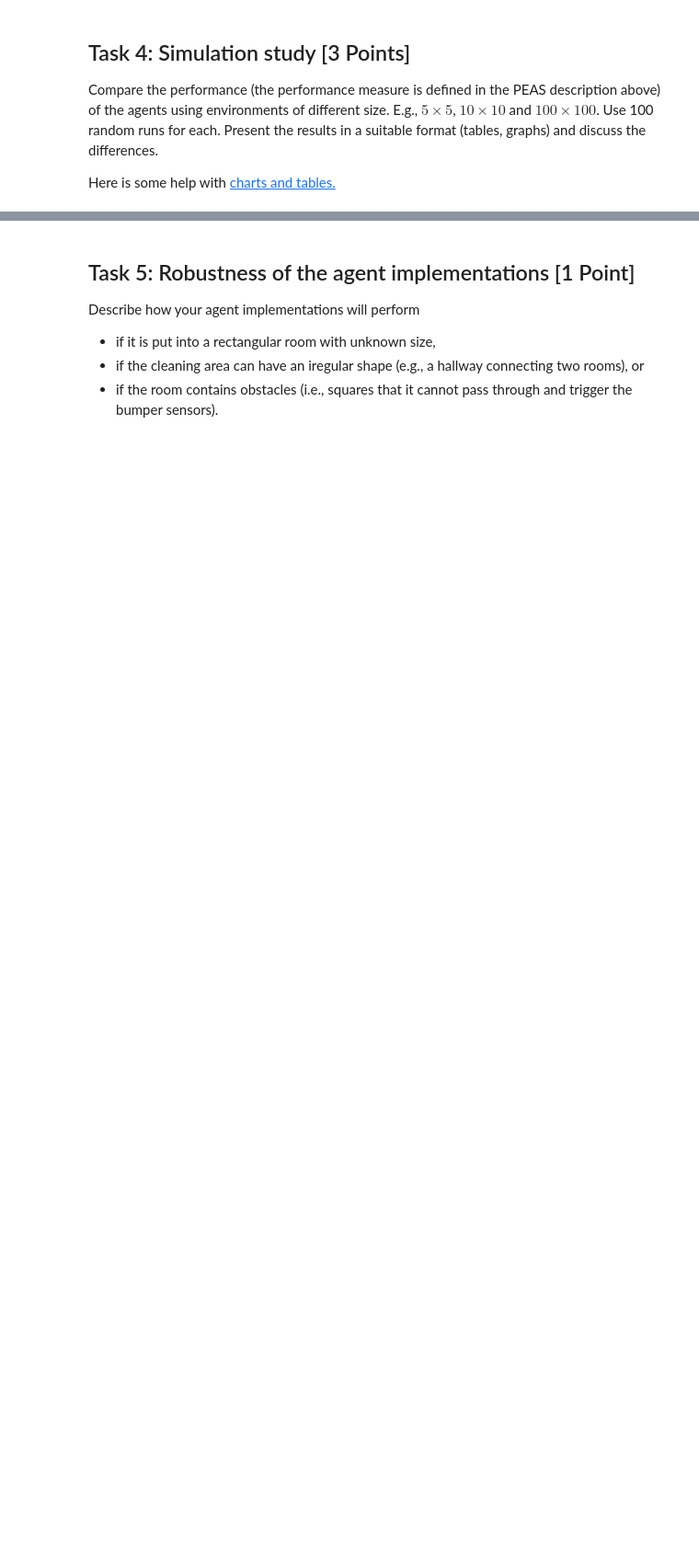
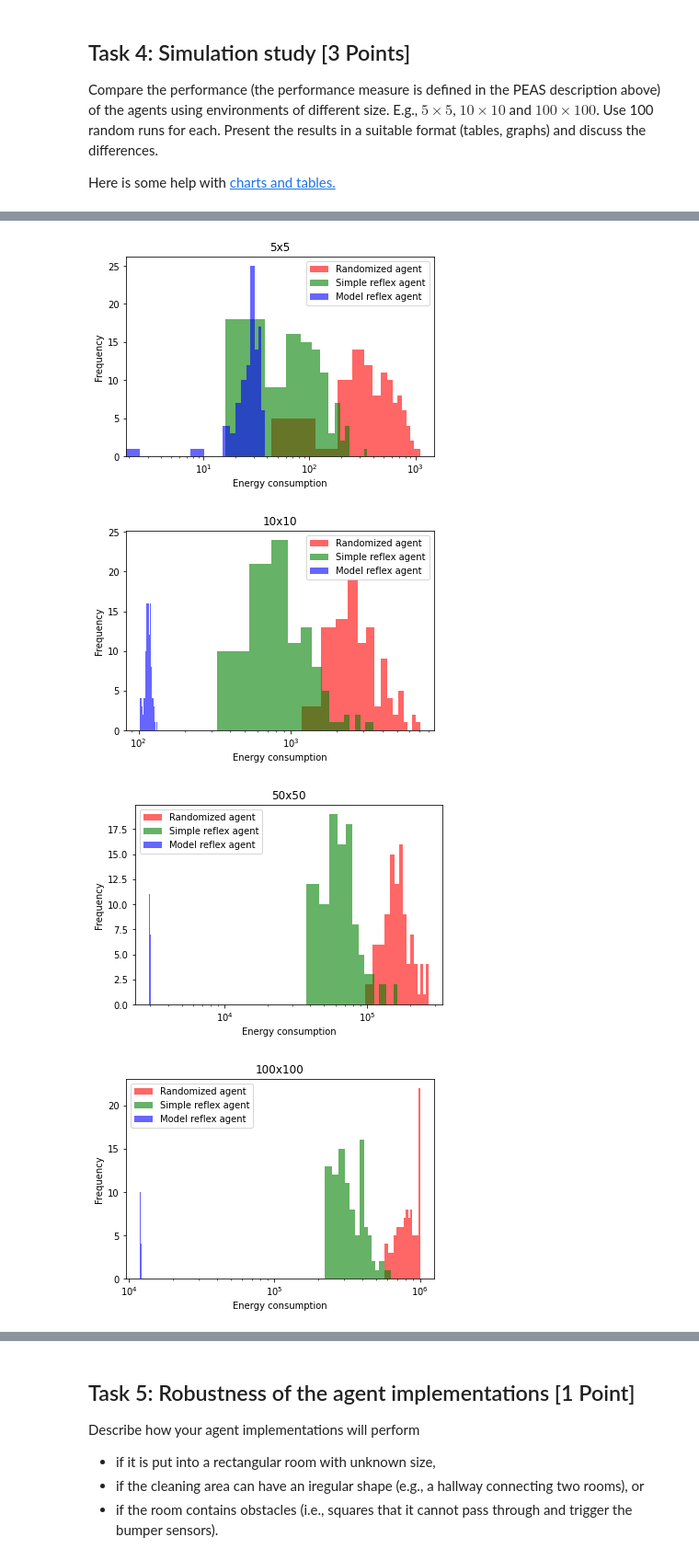
Before and after one commit to ZechWolf/CS7320-AI, a Jupyter notebook: Agents/simple_randomized_agent.ipynb, the cells around one changed output, grey strips where cells are left out. Shown: that part at 92% size. Cells and saved outputs as stored; diff of their text form; code cells hidden in the pictures; blank space fills up the shorter version.

```diff
--- a/Agents/simple_randomized_agent.ipynb
+++ b/Agents/simple_randomized_agent.ipynb
@@ -200,7 +200,7 @@ def environmentSimulation(agent, maxSteps, roomSize, verbose):
         bumpers["east"] = False
 
     #Initial display
-    if verbose: show_room(enviro, agentPos)
+    #if verbose: show_room(enviro, agentPos)
 
     #Agent function loop
     while numDirty > 0 and numActions < maxSteps:
@@ -243,8 +243,7 @@ def environmentSimulation(agent, maxSteps, roomSize, verbose):
 
         if verbose:
             print("Step", numActions, ":", action)
-            show_room(enviro, agentPos)
-            print("\n")
+            #show_room(enviro, agentPos)  #leaving out the graph for the report
 
     return numActions #return value is energy consumption
 # %% [markdown]
@@ -417,0 +474,18 @@ print(modelAverages)
+# %%
+index = 0
+for i in [5, 10, 50, 100]:
+    plt.hist(randScores[index], bins = 15, alpha = .6, color='r', label="Randomized agent")
+    plt.hist(reflexScores[index], bins = 15, alpha = .6, color='g', label="Simple reflex agent")
+    plt.hist(modelScores[index], bins = 15, alpha = .6, color='b', label="Model reflex agent")
+    plt.title("{}x{}".format(i, i))
+    plt.legend()
+    plt.xscale("log")
+    plt.xlabel("Energy consumption")
+    plt.ylabel("Frequency")
+    plt.show()
+    index += 1
+# %% [output]
+[figure, added]
+[figure, added]
+[figure, added]
+[figure, added]
```
Also changed, not shown: parts of 15 cells of this notebook.
